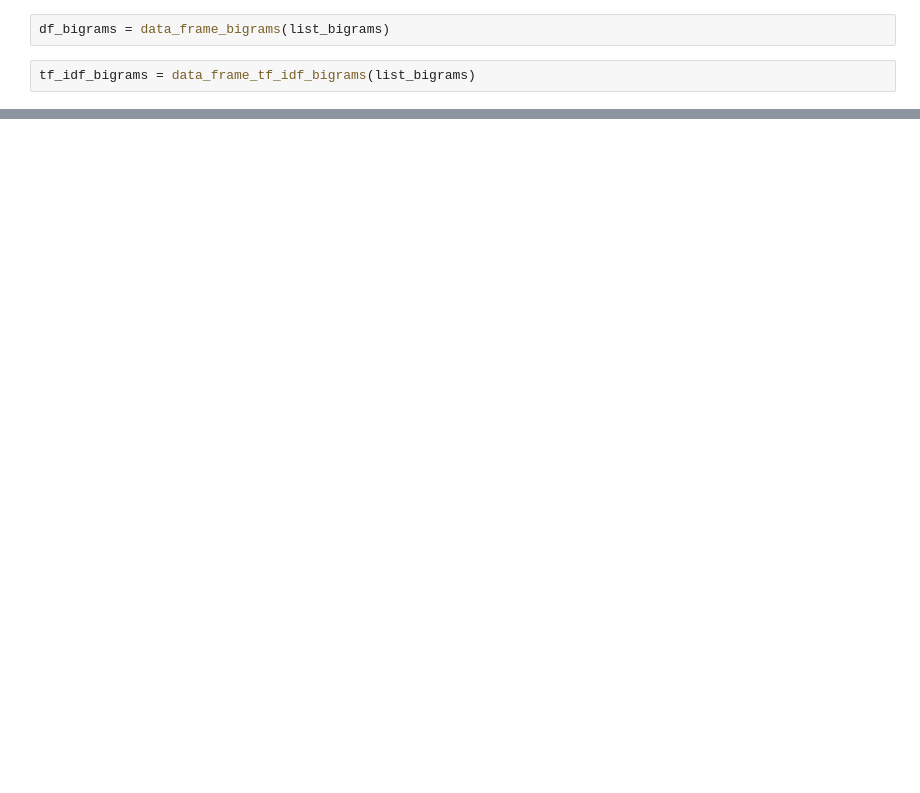
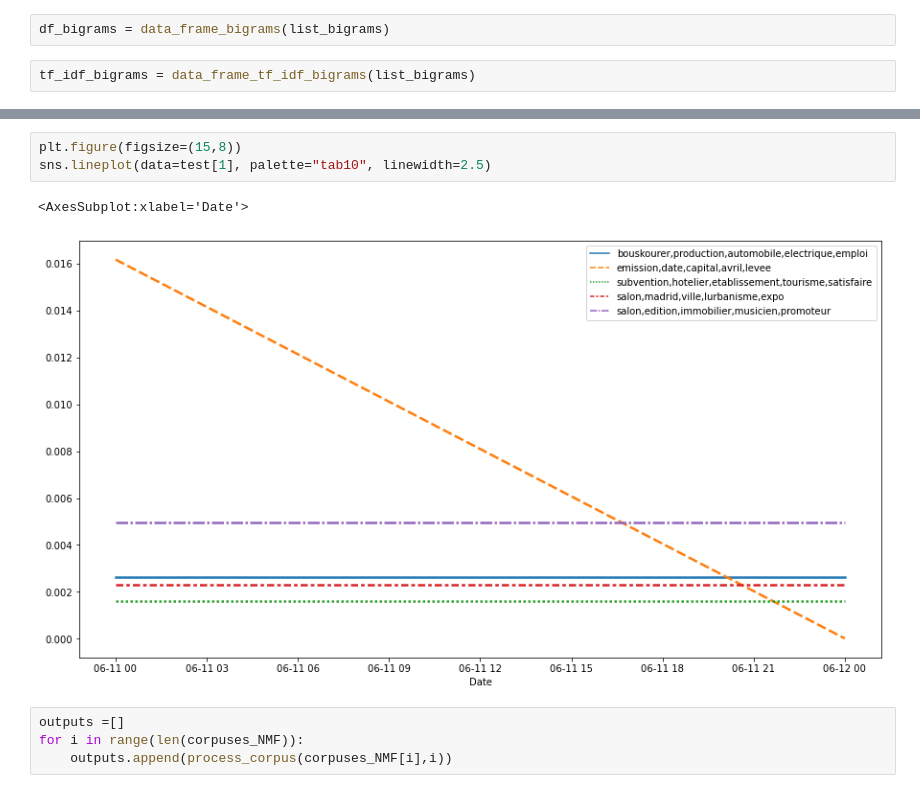
Before and after one commit to Hamid-abdellaoui/BI-text-mining, a Jupyter notebook: Text_processing/projet BI.ipynb, the cells around one changed output, grey strips where cells are left out. Drawn from its saved outputs; the diff is of its cells as text; blank space fills up the shorter version.

```diff
--- a/Text_processing/projet BI.ipynb
+++ b/Text_processing/projet BI.ipynb
@@ -311,0 +459,10 @@ pd.DataFrame(np.random.rand(2, 4),index=["data1" , "data2"],columns=l)
+# %%
+plt.figure(figsize=(15,8))
+sns.lineplot(data=test[1], palette="tab10", linewidth=2.5)
+# %% [output]
+<AxesSubplot:xlabel='Date'>
+[figure, added]
+# %%
+outputs =[]
+for i in range(len(corpuses_NMF)):
+    outputs.append(process_corpus(corpuses_NMF[i],i))
```
Also changed, not shown: parts of 14 cells of this notebook.
